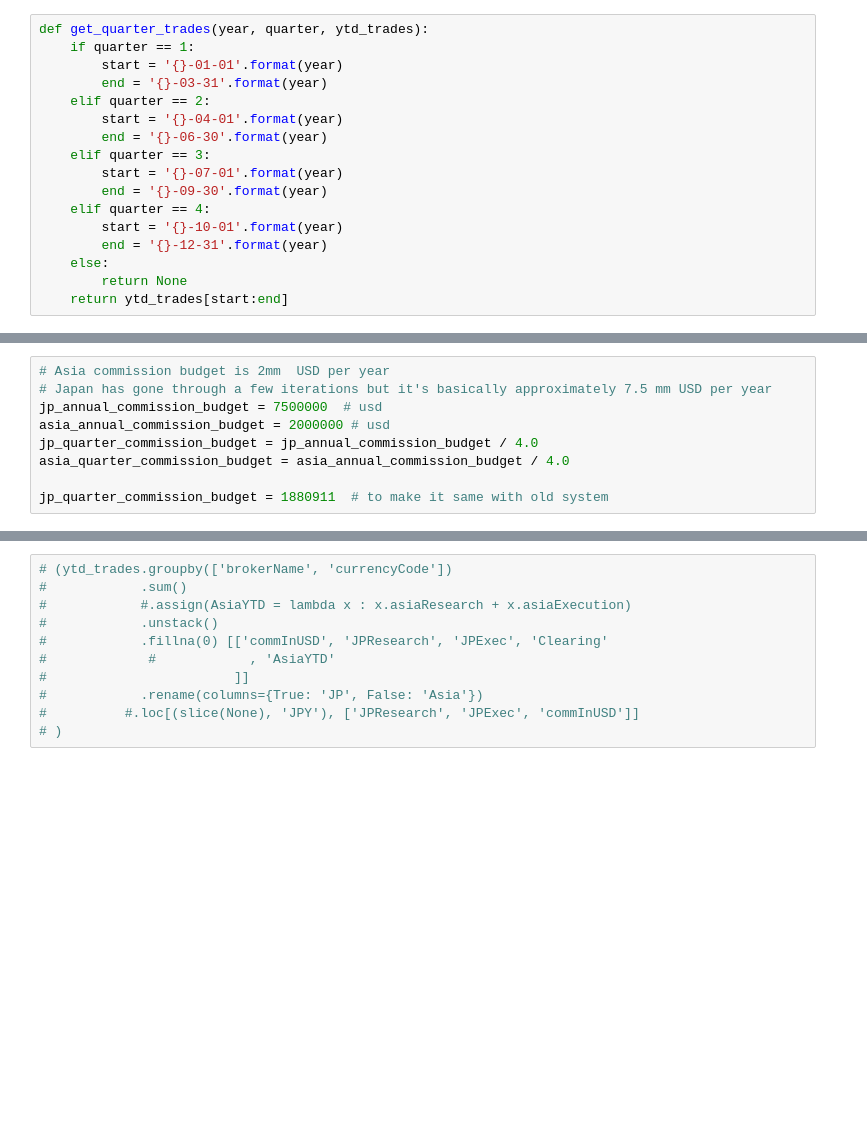
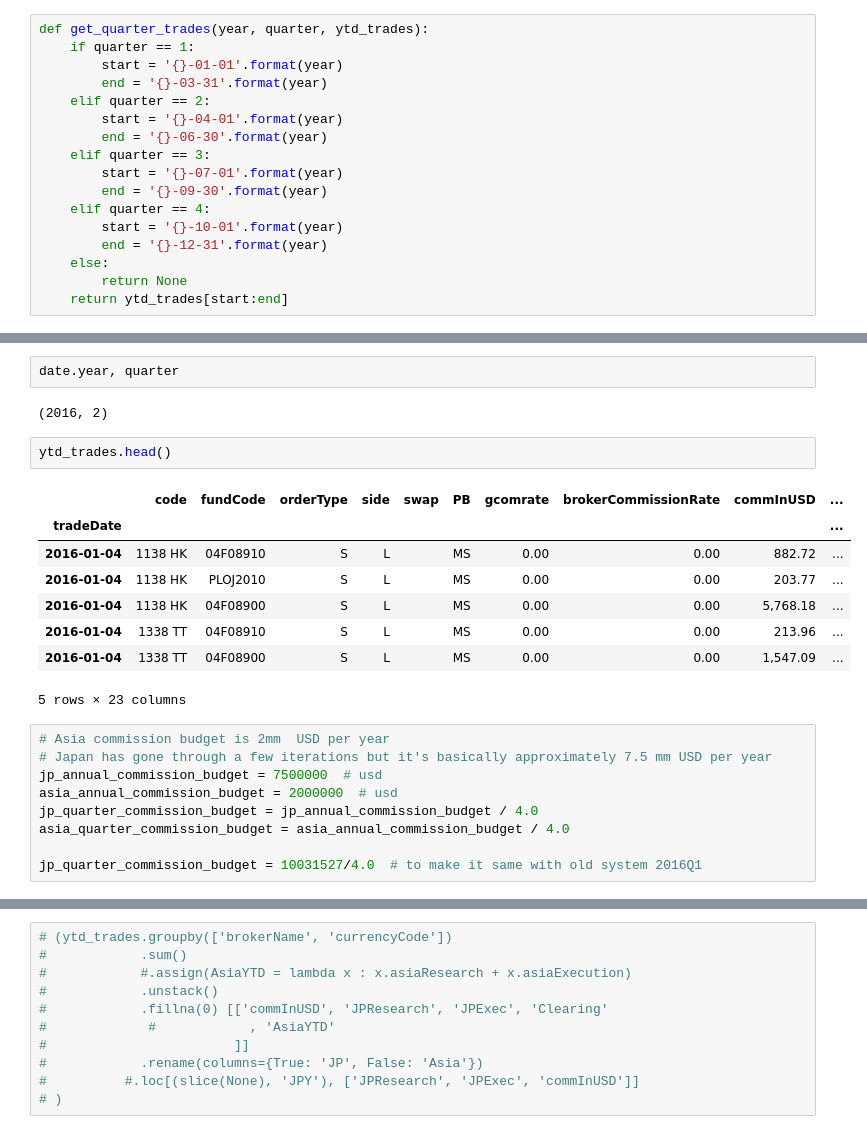
Before and after one commit to vico/web_monitor, a Jupyter notebook: notebooks/Commission.ipynb, the cells around one changed output, grey strips where cells are left out. Saved outputs shown, nothing was run; the diff lists cells and outputs as text; blank space fills up the shorter version.

```diff
--- a/notebooks/Commission.ipynb
+++ b/notebooks/Commission.ipynb
@@ -113,10 +176,25 @@ def format_2f(df):
+# %%
+date.year, quarter
+# %% [output]
+(2016, 2)
+# %%
+ytd_trades.head()
+# %% [output]
+|  | code | fundCode | orderType | side | swap | PB | gcomrate | brokerCommissionRate | commInUSD | ... |
+| tradeDate |  |  |  |  |  |  |  |  |  | ... |
+| 2016-01-04 | 1138 HK | 04F08910 | S | L |  | MS | 0.00 | 0.00 | 882.72 | ... |
+| 2016-01-04 | 1138 HK | PLOJ2010 | S | L |  | MS | 0.00 | 0.00 | 203.77 | ... |
+| 2016-01-04 | 1138 HK | 04F08900 | S | L |  | MS | 0.00 | 0.00 | 5,768.18 | ... |
+| 2016-01-04 | 1338 TT | 04F08910 | S | L |  | MS | 0.00 | 0.00 | 213.96 | ... |
+| 2016-01-04 | 1338 TT | 04F08900 | S | L |  | MS | 0.00 | 0.00 | 1,547.09 | ... |
+5 rows × 23 columns
 # %%
 # Asia commission budget is 2mm  USD per year
 # Japan has gone through a few iterations but it's basically approximately 7.5 mm USD per year
 jp_annual_commission_budget = 7500000  # usd
-asia_annual_commission_budget = 2000000 # usd
+asia_annual_commission_budget = 2000000  # usd
 jp_quarter_commission_budget = jp_annual_commission_budget / 4.0
 asia_quarter_commission_budget = asia_annual_commission_budget / 4.0
 
-jp_quarter_commission_budget = 1880911  # to make it same with old system
+jp_quarter_commission_budget = 10031527/4.0  # to make it same with old system 2016Q1
 # %%
```
Also changed, not shown: parts of 14 cells of this notebook, 4 other files.
